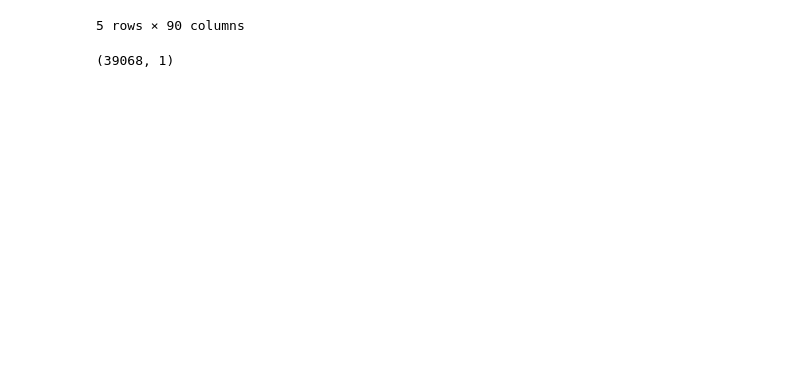
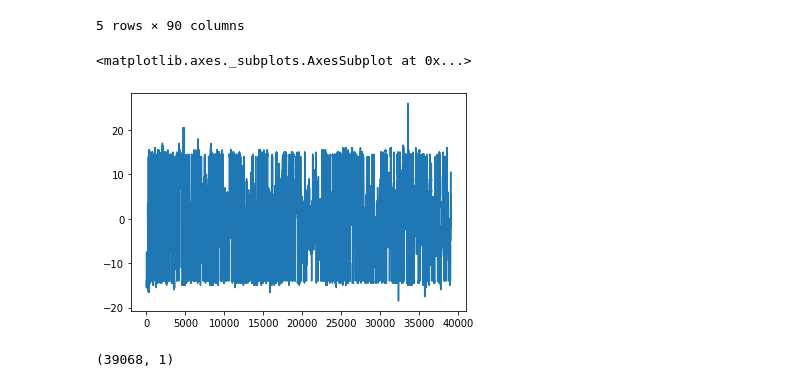
Before and after one commit to htsnet/automacao-de-negocios, a Jupyter notebook: Automacao_de_Negocios.ipynb, the cells around one changed output. Saved outputs shown, nothing was run; the diff lists cells and outputs as text; code cells hidden in the pictures; blank space fills up the shorter version.

```diff
--- a/Automacao_de_Negocios.ipynb
+++ b/Automacao_de_Negocios.ipynb
@@ -58,6 +58,12 @@ historic.head()
 | 3 | 9604 | 11:03:18 | 11:19:46 | 00:16:28 | 02/01/2019 | 3872.0 | 3858.0 | 0.0 | 14.0 | 2 | ... |
 | 4 | 9605 | 11:04:39 | 11:19:46 | 00:15:07 | 02/01/2019 | 3872.0 | 3858.0 | 0.0 | 14.0 | 2 | ... |
 5 rows × 90 columns
+# %%
+#conhecendo a série temporal do arquivo
+historic['Saldo Trade'].plot()
+# %% [output]
+<matplotlib.axes._subplots.AxesSubplot at 0x...>
+[figure, added]
 # %%
 #separa o target e retira do dataframe
 target = historic[['CodOp', 'Resultado']].copy()
```
Also changed, not shown: parts of 12 cells of this notebook.
